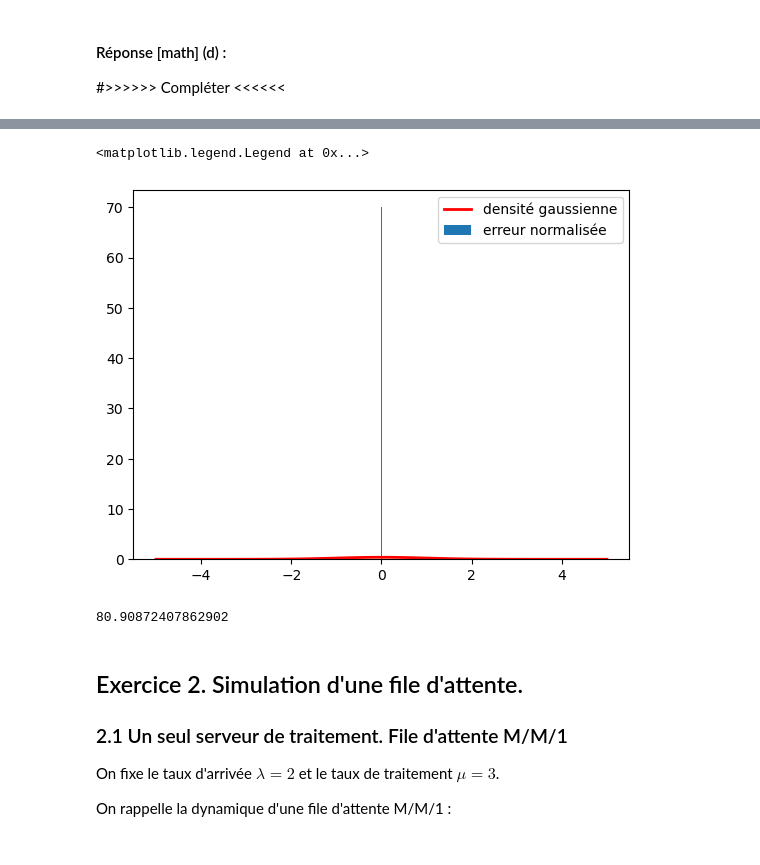
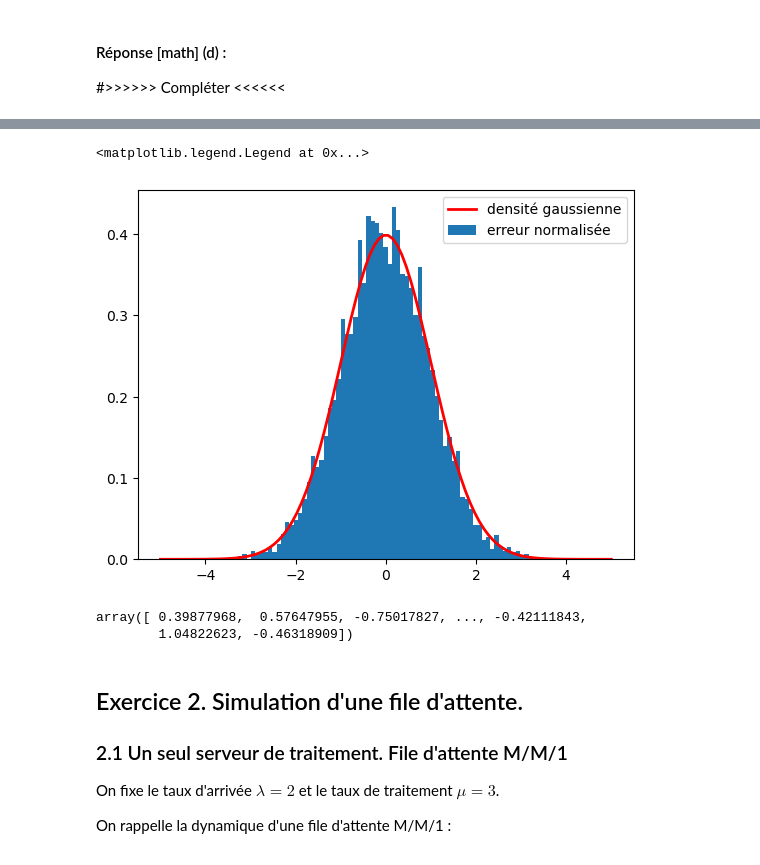
Before and after one commit to momoth12/Stochastic-Simulation-and-Monte-Carlo-Methods, a Jupyter notebook: lab2/TP2.ipynb, the cells around one changed output, grey strips where cells are left out. Cells and saved outputs as stored; diff of their text form; code cells hidden in the pictures.

```diff
--- a/lab2/TP2.ipynb
+++ b/lab2/TP2.ipynb
@@ -196,39 +196,40 @@ M = 5000 # Taille de l'échantillon pour l'estimation Monte-Carlo.
 # de paramètre lambda=2.
 param_lambda = 2
 # ATTENTION: la fonction random.exponential prend comme premier argument
 # la moyenne 1/lambda de la distribution, et non pas son paramètre lambda.
 Expo = np.random.exponential(scale=1/param_lambda, size=(M, N))
 
 ####################################################
 # Espérance et variance de la loi exponentielle.
 esp = 1/param_lambda
 var = (1/param_lambda)**2
 
 ####################################################
 # Stocker dans la variable 'T_N' un echantillon de M valeurs.
 T_N =np.sum(Expo,axis=1)
 # Renormaliser la variable 'T_N' pour obtenir une convergence vers une constante.
 moyT_N = np.mean(T_N)
 # Stocker dans la variable 'erreurNormalisee_N' l'échantillon de M valeurs
 # de l'erreur normalisée.
-erreurNormalisee_N = (moyT_N-esp*N)/(np.sqrt(var*N))
+erreurNormalisee_N = (T_N-esp*N)/(np.sqrt(var*N))
 
 ####################################################
 # Affichage
 plt.hist(erreurNormalisee_N, density="True", bins=int(np.sqrt(M)), label="erreur normalisée")
 x = np.linspace(-5,5,100)
 #>>>> Completer avec le calcul de la densité gaussienne centrée réduite sur les abscisses x.
 densiteGaussienne = np.exp(-x*x/2.) / np.sqrt(2. * np.pi)
 
 plt.plot(x,densiteGaussienne, color="red", label="densité gaussienne", linewidth=2.0)
 plt.legend(loc="best")
 # %% [output]
 <matplotlib.legend.Legend at 0x...>
-[figure, old version]
+[figure, new version]
 # %%
 erreurNormalisee_N
 # %% [output]
-80.90872407862902
+array([ 0.39877968,  0.57647955, -0.75017827, ..., -0.42111843,
+        1.04822623, -0.46318909])
 # %% [markdown]
 ## Exercice 2. Simulation d'une file d'attente.
 ### 2.1 Un seul serveur de traitement. File d'attente M/M/1
```
Also changed, not shown: parts of 9 cells of this notebook.
